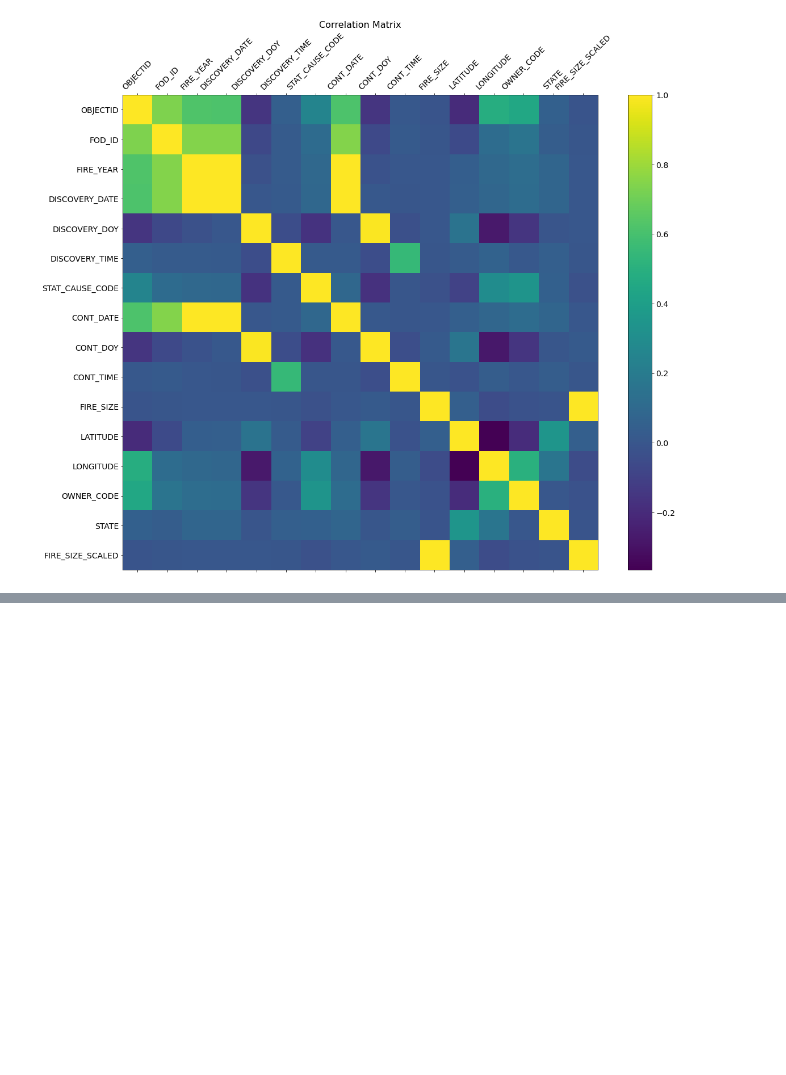
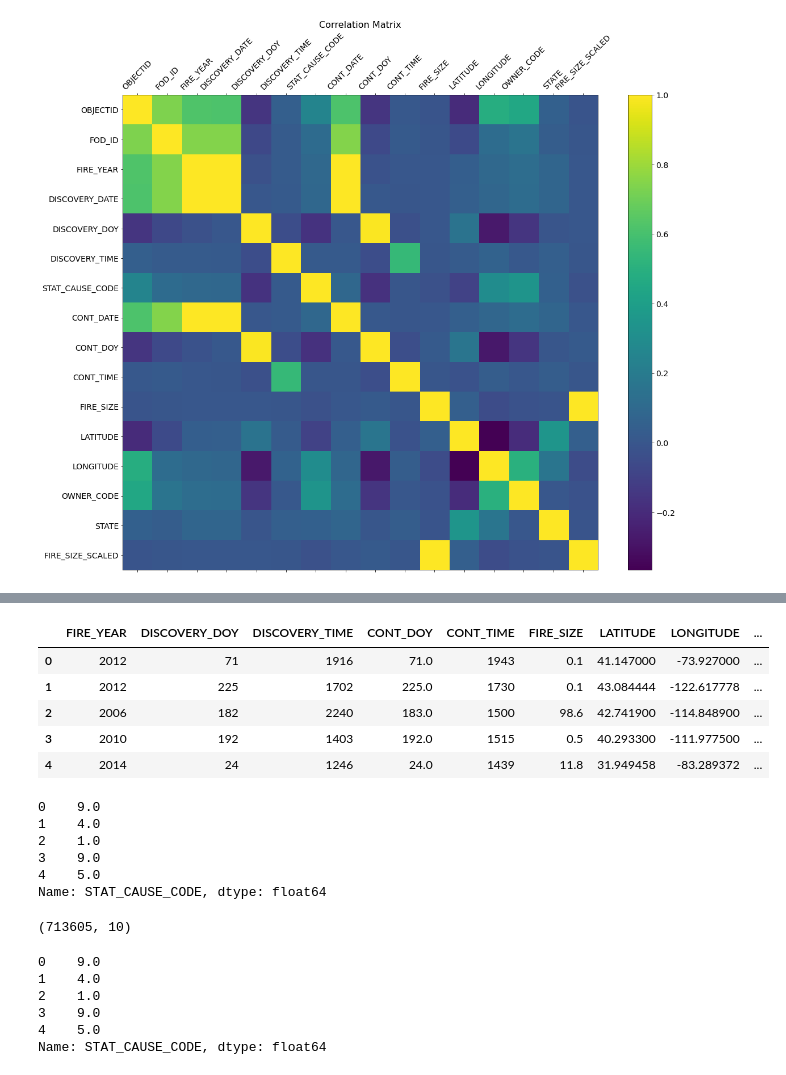
Before and after one commit to akanksha276/wildfire_analysis, a Jupyter notebook: notebooks/NN/255_NN_learning.ipynb, the cells around one changed output, grey strips where cells are left out. Cells and saved outputs as stored; diff of their text form; code cells hidden in the pictures; blank space fills up the shorter version.

```diff
--- a/notebooks/NN/255_NN_learning.ipynb
+++ b/notebooks/NN/255_NN_learning.ipynb
@@ -257,0 +335,35 @@ plt.savefig("corr_train_nandu.png")
+# %%
+X.head()
+# %% [output]
+|  | FIRE_YEAR | DISCOVERY_DOY | DISCOVERY_TIME | CONT_DOY | CONT_TIME | FIRE_SIZE | LATITUDE | LONGITUDE | ... |
+| 0 | 2012 | 71 | 1916 | 71.0 | 1943 | 0.1 | 41.147000 | -73.927000 | ... |
+| 1 | 2012 | 225 | 1702 | 225.0 | 1730 | 0.1 | 43.084444 | -122.617778 | ... |
+| 2 | 2006 | 182 | 2240 | 183.0 | 1500 | 98.6 | 42.741900 | -114.848900 | ... |
+| 3 | 2010 | 192 | 1403 | 192.0 | 1515 | 0.5 | 40.293300 | -111.977500 | ... |
+| 4 | 2014 | 24 | 1246 | 24.0 | 1439 | 11.8 | 31.949458 | -83.289372 | ... |
+# %%
+Y.head()
+# %% [output]
+0    9.0
+1    4.0
+2    1.0
+3    9.0
+4    5.0
+Name: STAT_CAUSE_CODE, dtype: float64
+# %%
+# X = pd.DataFrame(scaler.fit_transform(X), columns = X.columns)
+# X.shape
+
+X = scaler.fit_transform(X)
+X.shape
+# %% [output]
+(713605, 10)
+# %%
+Y.head()
+# %% [output]
+0    9.0
+1    4.0
+2    1.0
+3    9.0
+4    5.0
+Name: STAT_CAUSE_CODE, dtype: float64
```
Also changed, not shown: parts of 16 cells of this notebook.
